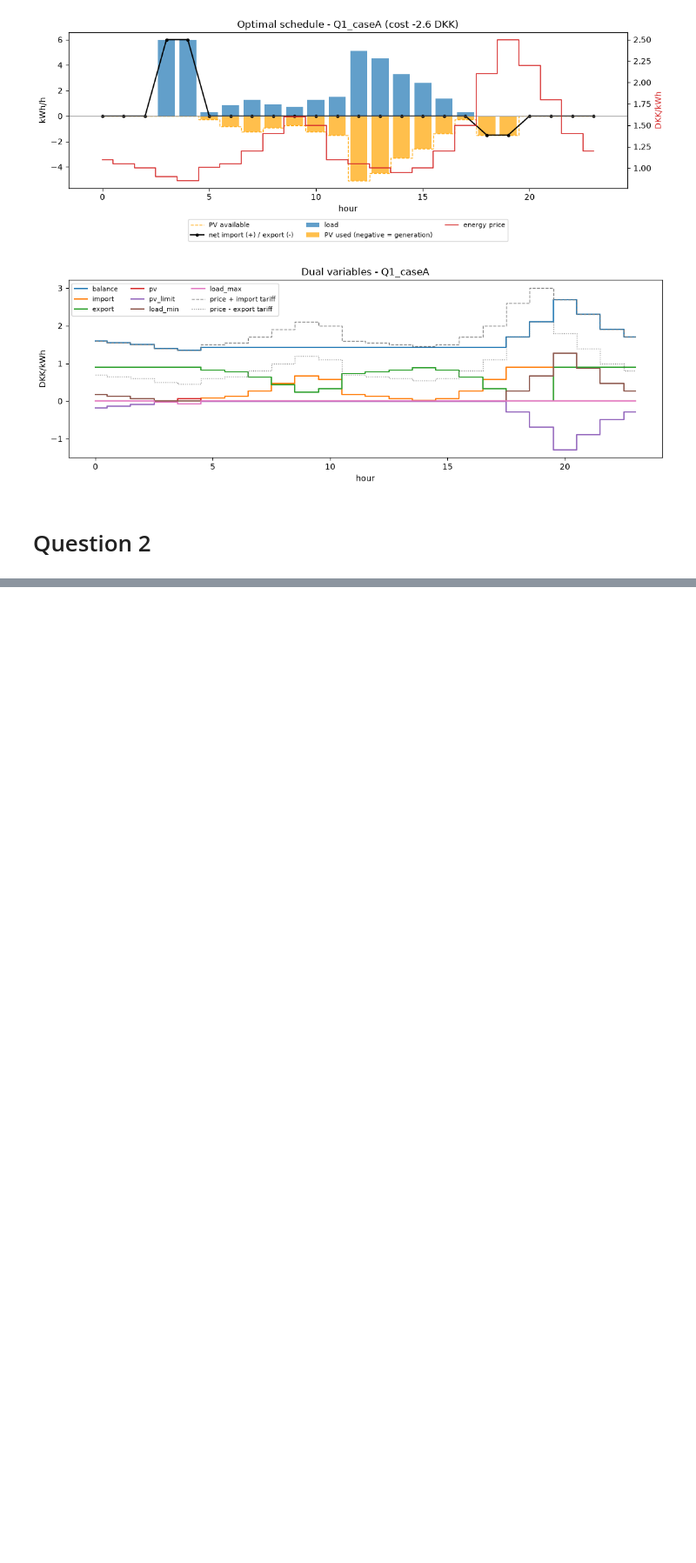
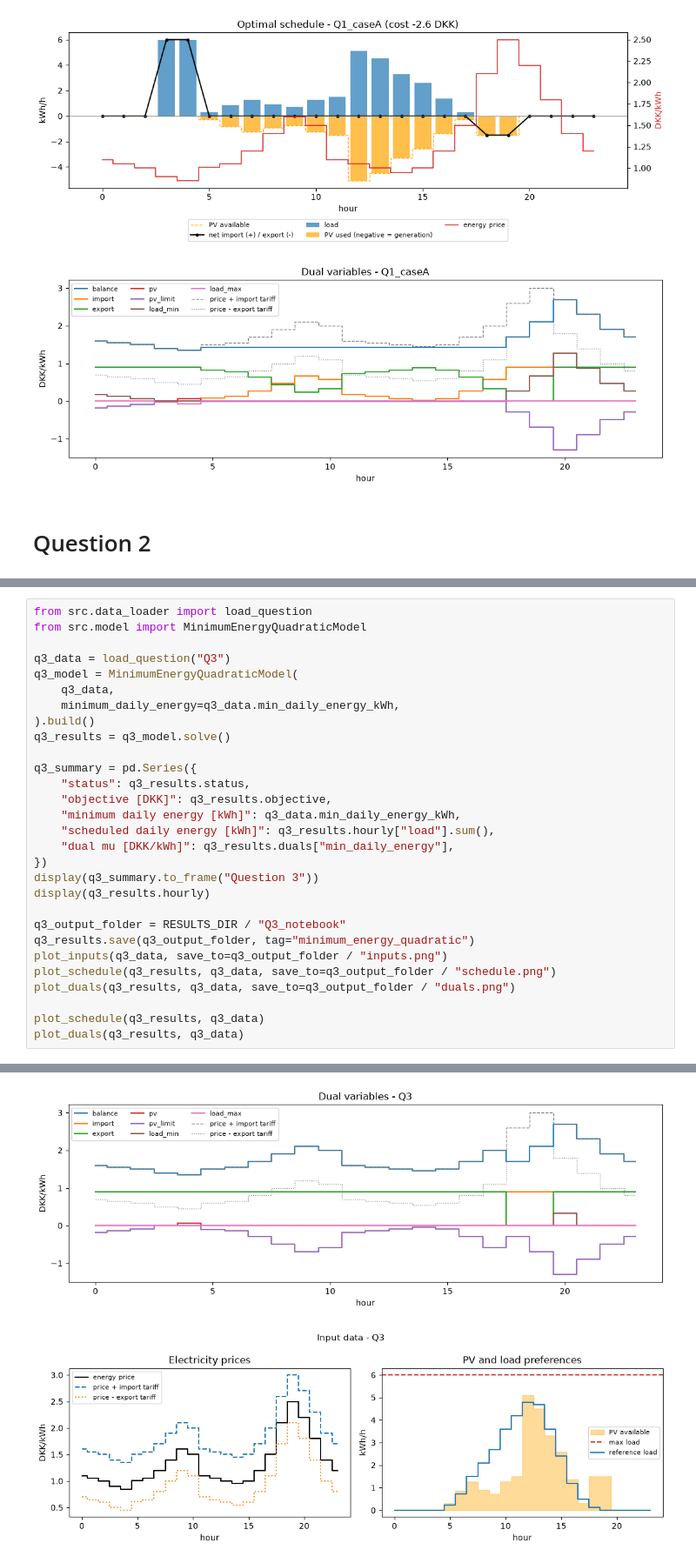
Before and after one commit to Mammutdej/46750----Assignment-1, a Jupyter notebook: Runner.ipynb, the cells around one changed output, grey strips where cells are left out. Shown at 87% size. Saved outputs shown, nothing was run; the diff lists cells and outputs as text; blank space fills up the shorter version.

```diff
--- a/Runner.ipynb
+++ b/Runner.ipynb
@@ -417,0 +874,30 @@ def analyse_q2c(data, results):
+# %%
+from src.data_loader import load_question
+from src.model import MinimumEnergyQuadraticModel
+
+q3_data = load_question("Q3")
+q3_model = MinimumEnergyQuadraticModel(
+    q3_data,
+    minimum_daily_energy=q3_data.min_daily_energy_kWh,
+).build()
+q3_results = q3_model.solve()
+
+q3_summary = pd.Series({
+    "status": q3_results.status,
+    "objective [DKK]": q3_results.objective,
+    "minimum daily energy [kWh]": q3_data.min_daily_energy_kWh,
+    "scheduled daily energy [kWh]": q3_results.hourly["load"].sum(),
+    "dual mu [DKK/kWh]": q3_results.duals["min_daily_energy"],
+})
+display(q3_summary.to_frame("Question 3"))
+display(q3_results.hourly)
+
+q3_output_folder = RESULTS_DIR / "Q3_notebook"
+q3_results.save(q3_output_folder, tag="minimum_energy_quadratic")
+plot_inputs(q3_data, save_to=q3_output_folder / "inputs.png")
+plot_schedule(q3_results, q3_data, save_to=q3_output_folder / "schedule.png")
+plot_duals(q3_results, q3_data, save_to=q3_output_folder / "duals.png")
+
+plot_schedule(q3_results, q3_data)
+plot_duals(q3_results, q3_data)
+# %% [output]
@@ -417,0 +928,2 @@ def analyse_q2c(data, results):
+[figure, added]
+[figure, added]
```
Also changed, not shown: parts of 30 cells of this notebook, 1 other file.
